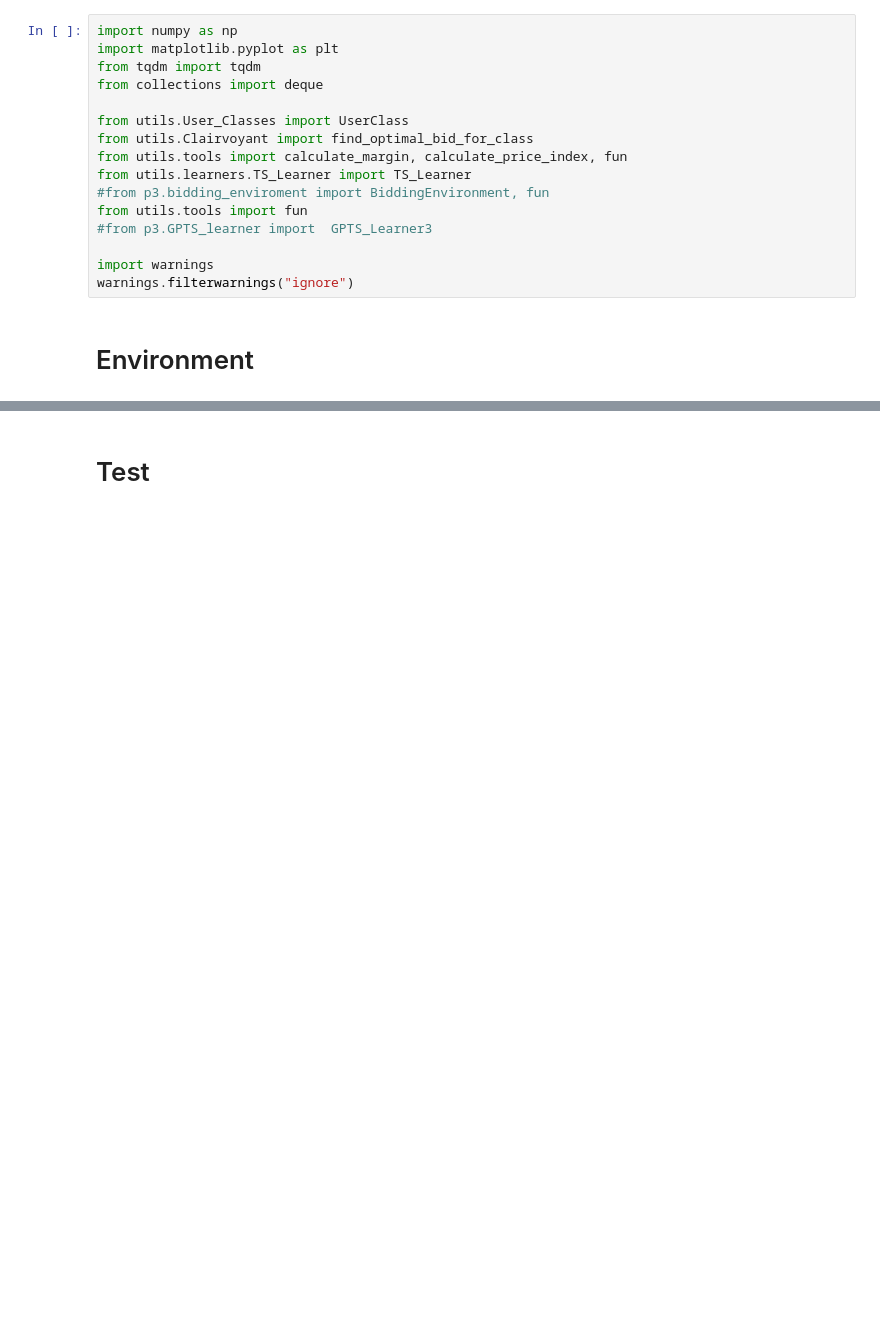
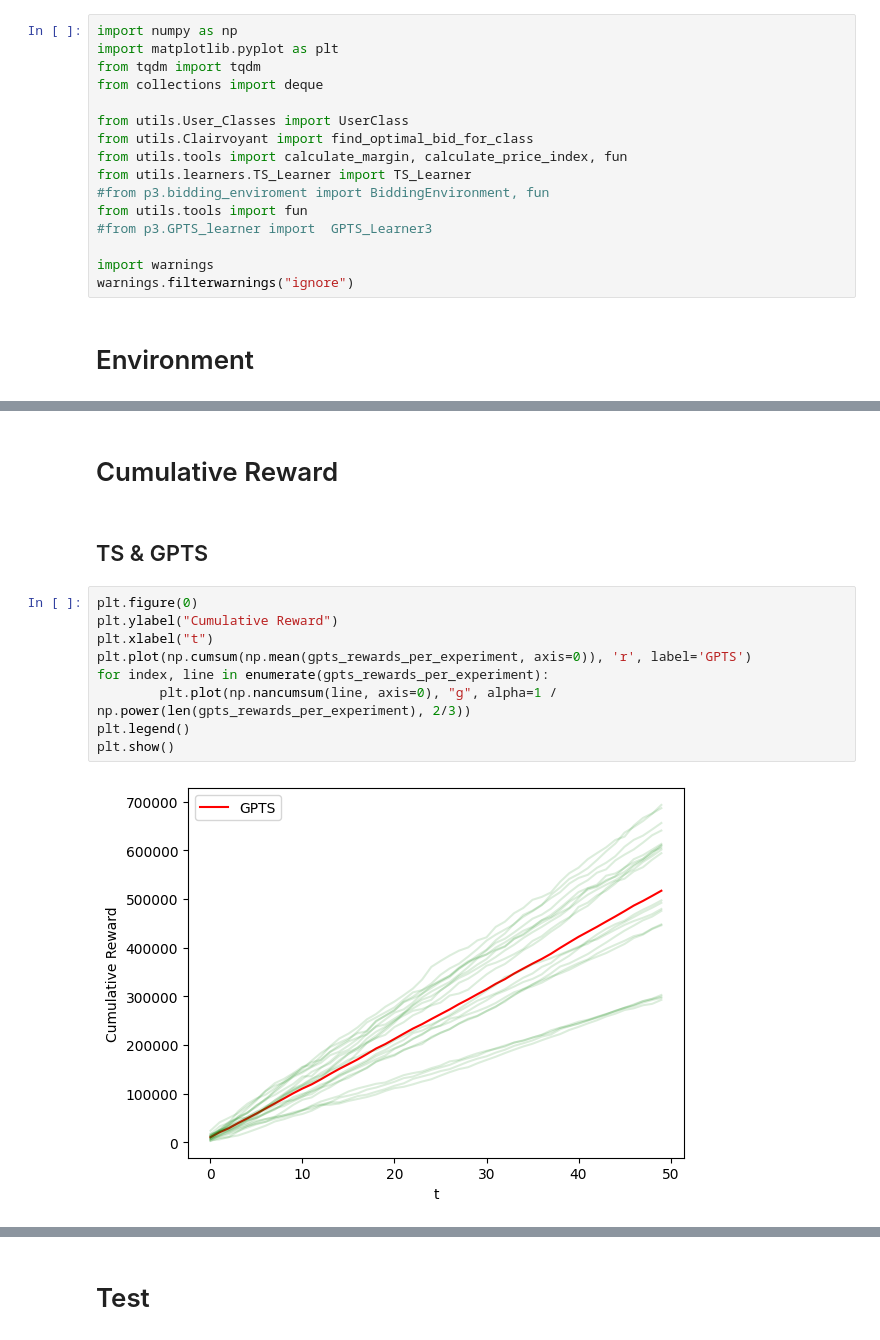
Before and after one commit to MatteoPancini/Online-Pricing-and-Advertising-Optimization-Project, a Jupyter notebook: Project-Pricing-Advertising-2022-2023/3_Joint_Pricing_Adv.ipynb, the cells around one changed output, grey strips where cells are left out. Saved outputs shown, nothing was run; the diff lists cells and outputs as text; blank space fills up the shorter version.

```diff
--- a/Project-Pricing-Advertising-2022-2023/3_Joint_Pricing_Adv.ipynb
+++ b/Project-Pricing-Advertising-2022-2023/3_Joint_Pricing_Adv.ipynb
@@ -234,0 +346,15 @@ IndexError: list index out of range
+# %% [markdown]
+# Cumulative Reward
+# %% [markdown]
+## TS & GPTS
+# %%
+plt.figure(0)
+plt.ylabel("Cumulative Reward")
+plt.xlabel("t")
+plt.plot(np.cumsum(np.mean(gpts_rewards_per_experiment, axis=0)), 'r', label='GPTS')
+for index, line in enumerate(gpts_rewards_per_experiment):
+        plt.plot(np.nancumsum(line, axis=0), "g", alpha=1 / np.power(len(gpts_rewards_per_experiment), 2/3))
+plt.legend()
+plt.show()
+# %% [output]
+[figure, added]
```
Also changed, not shown: parts of 26 cells of this notebook, 4 other files.
